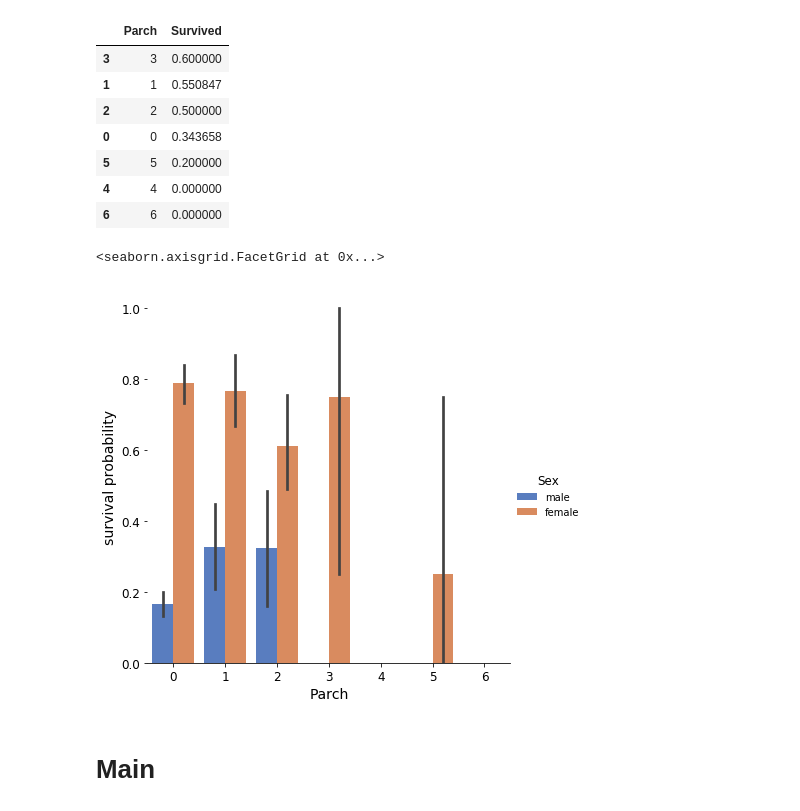
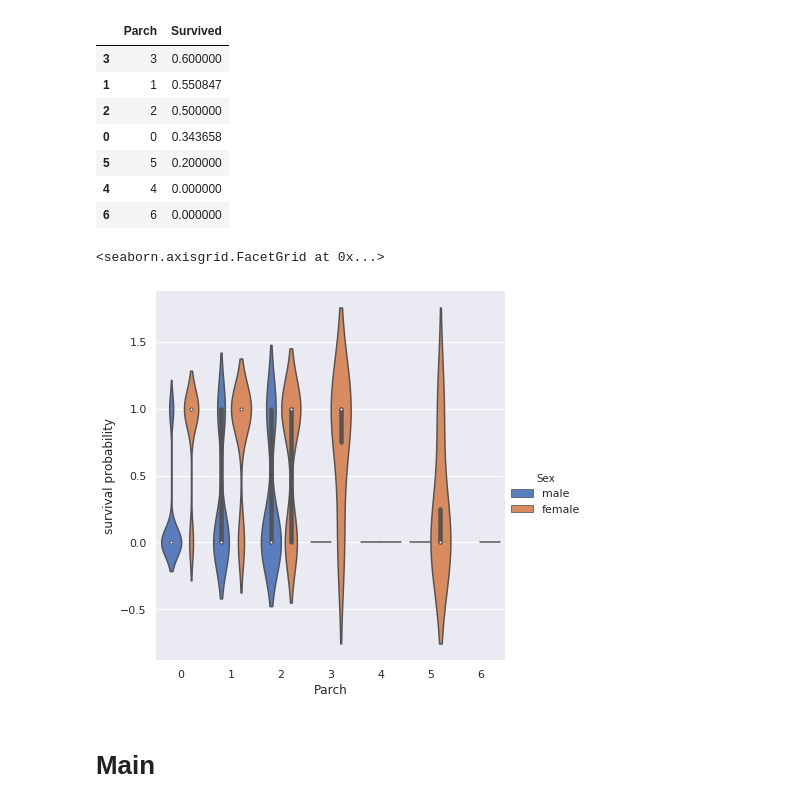
Before and after one commit to oonisim/Jupyter-Notebok, a Jupyter notebook: kaggle_titanic_pca_random_forest.ipynb, the cells around one changed output. Drawn from its saved outputs; the diff is of its cells as text; code cells hidden in the pictures.

```diff
--- a/kaggle_titanic_pca_random_forest.ipynb
+++ b/kaggle_titanic_pca_random_forest.ipynb
@@ -299,3 +299,6 @@ sns.pairplot(data=X_inspect, hue="Survived")
 # %% [output]
 <seaborn.axisgrid.PairGrid at 0x...>
 [figure]
+# %%
+sns.set(rc={'figure.figsize':(10, 8)})
+sns.heatmap(X_inspect.corr(method="pearson"), square=True, cmap=plt.cm.RdBu, linecolor='white', annot=True)
@@ -389,12 +395,12 @@ X_train[["Parch", "Survived"]].groupby(['Parch'], as_index=False).mean().sort_va
 | 6 | 6 | 0.000000 |
 # %%
 g = sns.catplot(x="Parch", y="Survived", hue='Sex', data=X_train,
-                height=6, kind="bar", palette="muted")
+                height=6, kind="violin", palette="muted")
 g.despine(left=True)
 g.set_ylabels("survival probability")
 # %% [output]
 <seaborn.axisgrid.FacetGrid at 0x...>
-[figure, old version]
+[figure, new version]
 # %% [markdown]
 # Main
 # %% [markdown]
```
Also changed, not shown: parts of 5 cells of this notebook, 3 other files.
